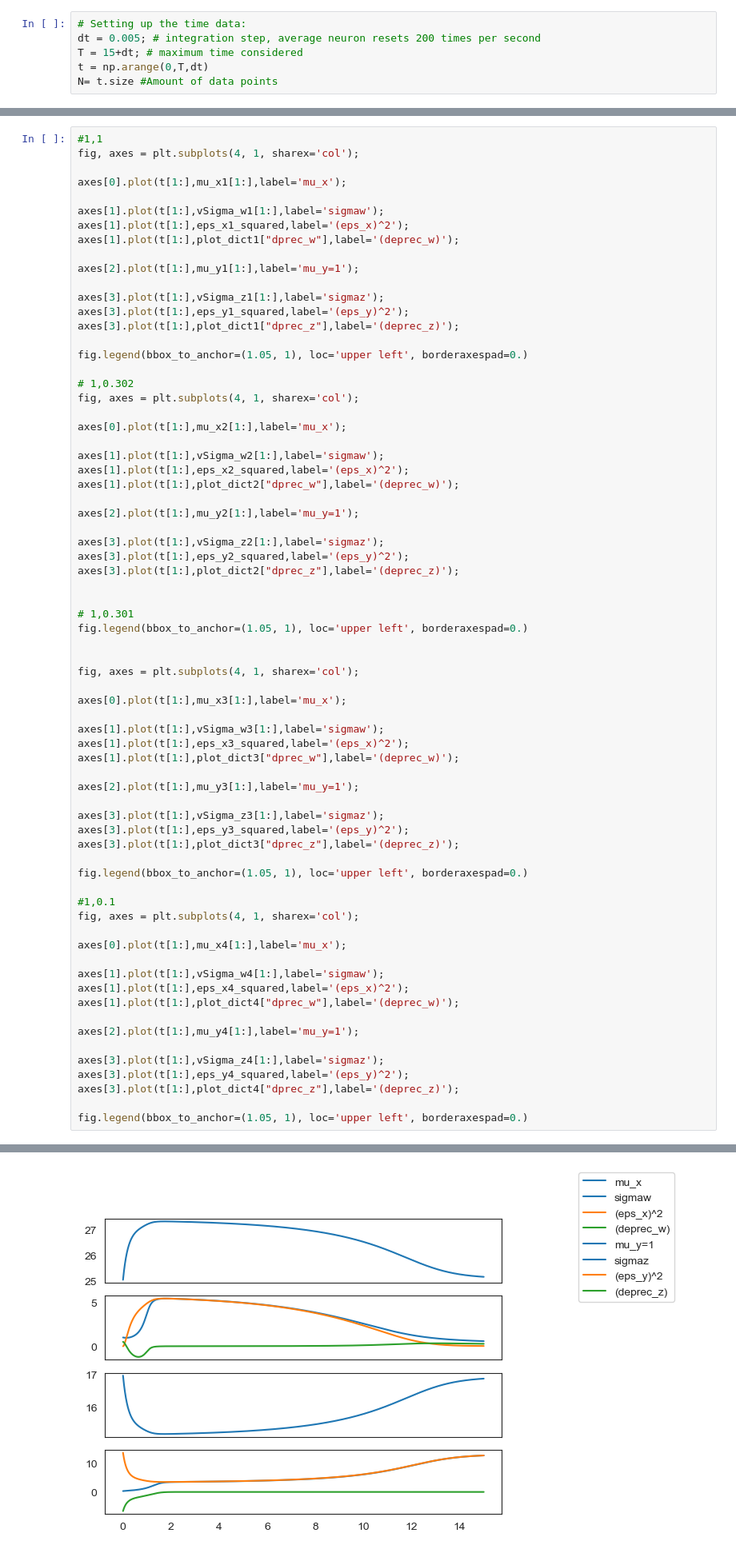
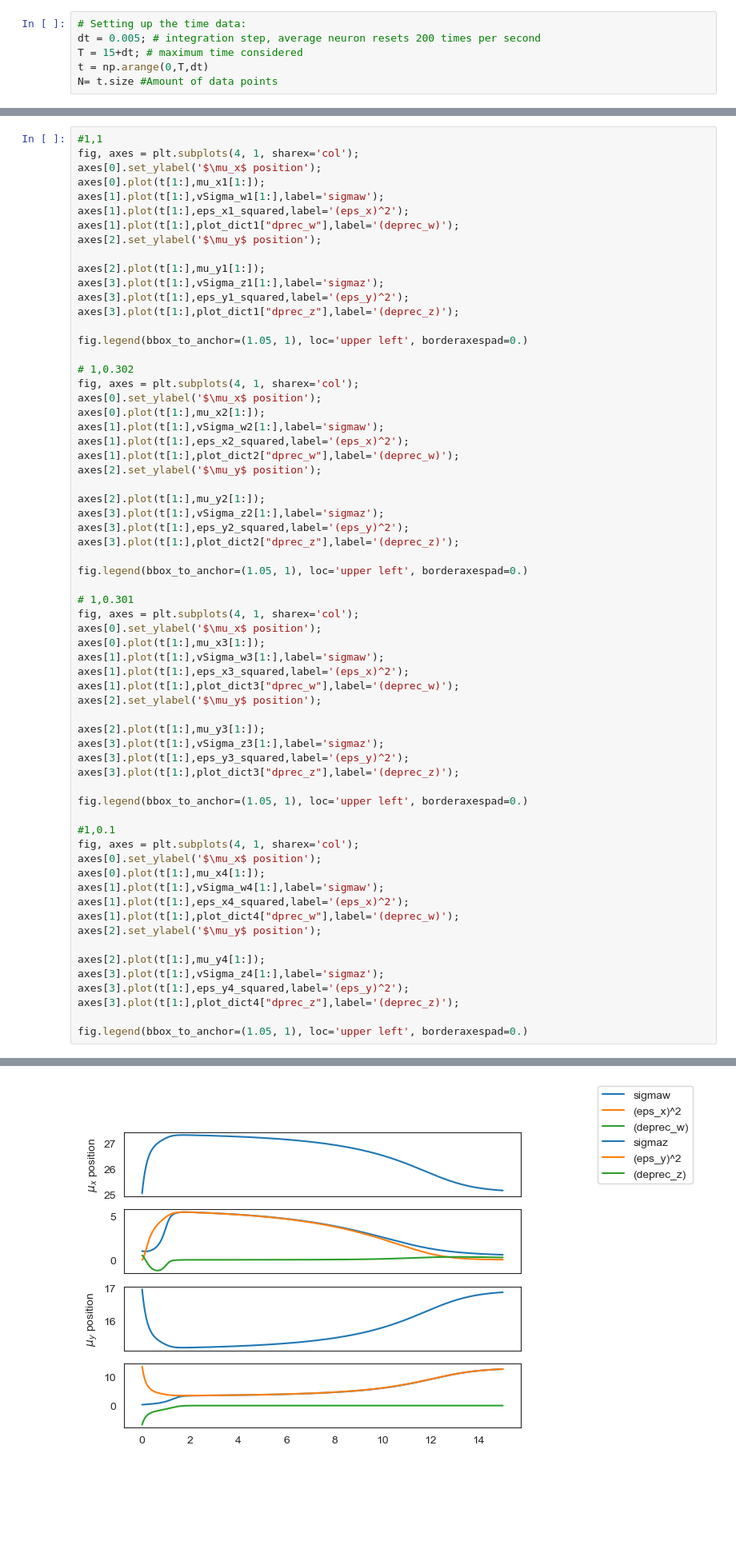
Before and after one commit to sebastiaan116/Affective-Active-Inference, a Jupyter notebook: Hydar1.ipynb, the cells around one changed output, grey strips where cells are left out. Shown at 80% size. Drawn from its saved outputs; the diff is of its cells as text; blank space fills up the shorter version.

```diff
--- a/Hydar1.ipynb
+++ b/Hydar1.ipynb
@@ -307,15 +344,14 @@ eps_x4_squared = np.square(eps_x4)
 # %%
 #1,1
 fig, axes = plt.subplots(4, 1, sharex='col');
-
-axes[0].plot(t[1:],mu_x1[1:],label='mu_x');
-
+axes[0].set_ylabel('$\mu_x$ position');
+axes[0].plot(t[1:],mu_x1[1:]);
 axes[1].plot(t[1:],vSigma_w1[1:],label='sigmaw');
 axes[1].plot(t[1:],eps_x1_squared,label='(eps_x)^2');
 axes[1].plot(t[1:],plot_dict1["dprec_w"],label='(deprec_w)');
+axes[2].set_ylabel('$\mu_y$ position');
 
-axes[2].plot(t[1:],mu_y1[1:],label='mu_y=1');
-
+axes[2].plot(t[1:],mu_y1[1:]);
 axes[3].plot(t[1:],vSigma_z1[1:],label='sigmaz');
 axes[3].plot(t[1:],eps_y1_squared,label='(eps_y)^2');
 axes[3].plot(t[1:],plot_dict1["dprec_z"],label='(deprec_z)');
@@ -324,34 +360,30 @@ fig.legend(bbox_to_anchor=(1.05, 1), loc='upper left', borderaxespad=0.)
 
 # 1,0.302
 fig, axes = plt.subplots(4, 1, sharex='col');
-
-axes[0].plot(t[1:],mu_x2[1:],label='mu_x');
-
+axes[0].set_ylabel('$\mu_x$ position');
+axes[0].plot(t[1:],mu_x2[1:]);
 axes[1].plot(t[1:],vSigma_w2[1:],label='sigmaw');
 axes[1].plot(t[1:],eps_x2_squared,label='(eps_x)^2');
 axes[1].plot(t[1:],plot_dict2["dprec_w"],label='(deprec_w)');
+axes[2].set_ylabel('$\mu_y$ position');
 
-axes[2].plot(t[1:],mu_y2[1:],label='mu_y=1');
-
+axes[2].plot(t[1:],mu_y2[1:]);
 axes[3].plot(t[1:],vSigma_z2[1:],label='sigmaz');
 axes[3].plot(t[1:],eps_y2_squared,label='(eps_y)^2');
 axes[3].plot(t[1:],plot_dict2["dprec_z"],label='(deprec_z)');
 
+fig.legend(bbox_to_anchor=(1.05, 1), loc='upper left', borderaxespad=0.)
 
 # 1,0.301
-fig.legend(bbox_to_anchor=(1.05, 1), loc='upper left', borderaxespad=0.)
-
-
 fig, axes = plt.subplots(4, 1, sharex='col');
-
-axes[0].plot(t[1:],mu_x3[1:],label='mu_x');
-
+axes[0].set_ylabel('$\mu_x$ position');
+axes[0].plot(t[1:],mu_x3[1:]);
 axes[1].plot(t[1:],vSigma_w3[1:],label='sigmaw');
 axes[1].plot(t[1:],eps_x3_squared,label='(eps_x)^2');
 axes[1].plot(t[1:],plot_dict3["dprec_w"],label='(deprec_w)');
+axes[2].set_ylabel('$\mu_y$ position');
 
-axes[2].plot(t[1:],mu_y3[1:],label='mu_y=1');
-
+axes[2].plot(t[1:],mu_y3[1:]);
 axes[3].plot(t[1:],vSigma_z3[1:],label='sigmaz');
 axes[3].plot(t[1:],eps_y3_squared,label='(eps_y)^2');
 axes[3].plot(t[1:],plot_dict3["dprec_z"],label='(deprec_z)');
@@ -360,15 +392,14 @@ fig.legend(bbox_to_anchor=(1.05, 1), loc='upper left', borderaxespad=0.)
 
 #1,0.1
 fig, axes = plt.subplots(4, 1, sharex='col');
-
-axes[0].plot(t[1:],mu_x4[1:],label='mu_x');
-
+axes[0].set_ylabel('$\mu_x$ position');
+axes[0].plot(t[1:],mu_x4[1:]);
 axes[1].plot(t[1:],vSigma_w4[1:],label='sigmaw');
 axes[1].plot(t[1:],eps_x4_squared,label='(eps_x)^2');
 axes[1].plot(t[1:],plot_dict4["dprec_w"],label='(deprec_w)');
+axes[2].set_ylabel('$\mu_y$ position');
 
-axes[2].plot(t[1:],mu_y4[1:],label='mu_y=1');
-
+axes[2].plot(t[1:],mu_y4[1:]);
 axes[3].plot(t[1:],vSigma_z4[1:],label='sigmaz');
 axes[3].plot(t[1:],eps_y4_squared,label='(eps_y)^2');
 axes[3].plot(t[1:],plot_dict4["dprec_z"],label='(deprec_z)');
@@ -380 +411 @@ fig.legend(bbox_to_anchor=(1.05, 1), loc='upper left', borderaxespad=0.)
-[figure, old version]
+[figure, new version]
```
Also changed, not shown: parts of 6 cells of this notebook.
